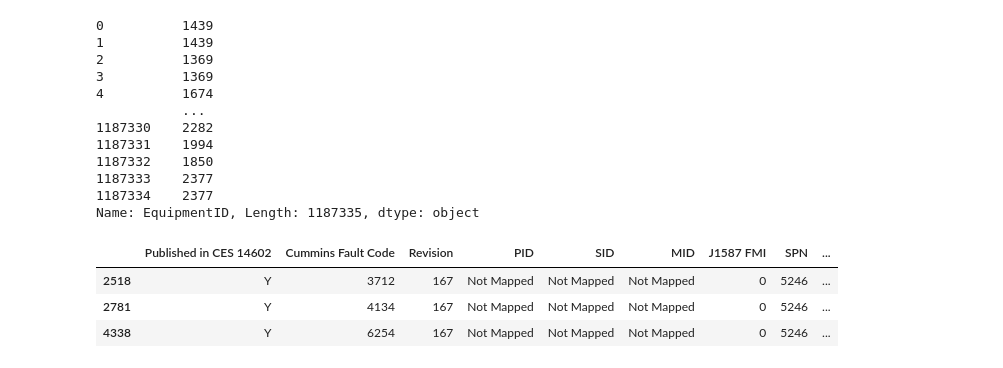
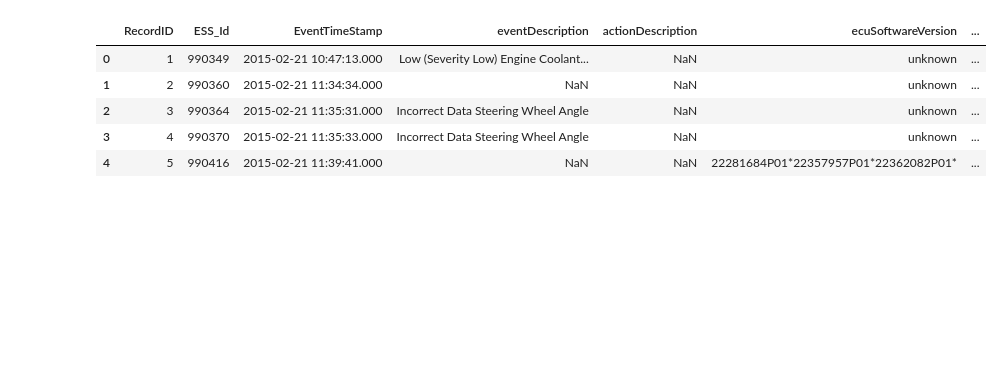
Before and after one commit to hcgreer/big_g_express-data-detectives, a Jupyter notebook: BIG_G_Express.ipynb, the cells around one changed output. Saved outputs shown, nothing was run; the diff lists cells and outputs as text; code cells hidden in the pictures; blank space fills up the shorter version.

Commit message:
cleaning up the data and getting running EDA

```diff
--- a/BIG_G_Express.ipynb
+++ b/BIG_G_Express.ipynb
@@ -36,0 +27,9 @@ memory usage: 173.2+ MB
+# %%
+to_drop = [(36.0666667, -86.4347222), (35.5883333, -86.4438888), (36.1950, -83.174722)]
+
+# drop rows with the specified latitude and longitude values
+for lat, long in to_drop:
+    J1939_faults.drop(J1939_faults[(J1939_faults['Latitude'] == lat) & (J1939_faults['Longitude'] == long)].index, inplace=True)
+
+# print the resulting dataframe
+J1939_faults.info()
@@ -36,0 +54,13 @@ memory usage: 173.2+ MB
+# %%
+J1939_faults['EquipmentID'] = J1939_faults['EquipmentID'].astype(str)
+
+allId = J1939_faults['EquipmentID'].unique().tolist()
+
+truckId = []
+for x in range(0, len(allId)):
+    if len(allId[x]) < 5:
+        truckId.append(allId[x])
+    else:
+        pass
+
+truckId
@@ -37,15 +101,13 @@ memory usage: 173.2+ MB
+# %%
+J1939_faults['active'] = J1939_faults['active'].astype('int')
+# %%
+J1939_faults.head()
+# %% [output]
+|  | RecordID | ESS_Id | EventTimeStamp | eventDescription | actionDescription | ecuSoftwareVersion | ... |
+| 0 | 1 | 990349 | 2015-02-21 10:47:13.000 | Low (Severity Low) Engine Coolant... | NaN | unknown | ... |
+| 1 | 2 | 990360 | 2015-02-21 11:34:34.000 | NaN | NaN | unknown | ... |
+| 2 | 3 | 990364 | 2015-02-21 11:35:31.000 | Incorrect Data Steering Wheel Angle | NaN | unknown | ... |
+| 3 | 4 | 990370 | 2015-02-21 11:35:33.000 | Incorrect Data Steering Wheel Angle | NaN | unknown | ... |
+| 4 | 5 | 990416 | 2015-02-21 11:39:41.000 | NaN | NaN | 22281684P01*22357957P01*22362082P01* | ... |
 # %%
-J1939_faults['EquipmentID'].astype('str')
+J1939_faults['EquipmentID'] = J1939_faults['EquipmentID'].astype('str')
-# %% [output]
-0          1439
-1          1439
-2          1369
-3          1369
-4          1674
-           ...
-1187330    2282
-1187331    1994
-1187332    1850
-1187333    2377
-1187334    2377
-Name: EquipmentID, Length: 1187335, dtype: object
@@ -54,7 +113,0 @@ service_fault_codes = pd.read_csv('data/Service_Fault_Codes_1_0_0_167.csv')
-# %%
-service_fault_codes[service_fault_codes['SPN'] == 5246]
-# %% [output]
-|  | Published in CES 14602 | Cummins Fault Code | Revision | PID | SID | MID | J1587 FMI | SPN | ... |
-| 2518 | Y | 3712 | 167 | Not Mapped | Not Mapped | Not Mapped | 0 | 5246 | ... |
-| 2781 | Y | 4134 | 167 | Not Mapped | Not Mapped | Not Mapped | 0 | 5246 | ... |
-| 4338 | Y | 6254 | 167 | Not Mapped | Not Mapped | Not Mapped | 0 | 5246 | ... |
```
Also changed, not shown: parts of 18 cells of this notebook.
